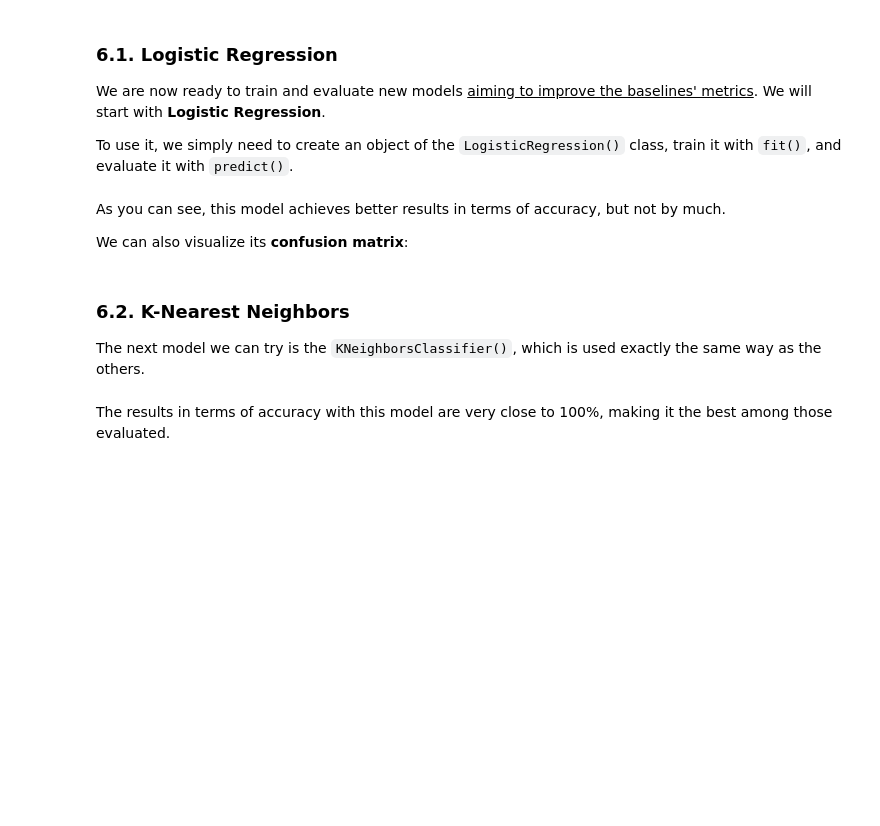
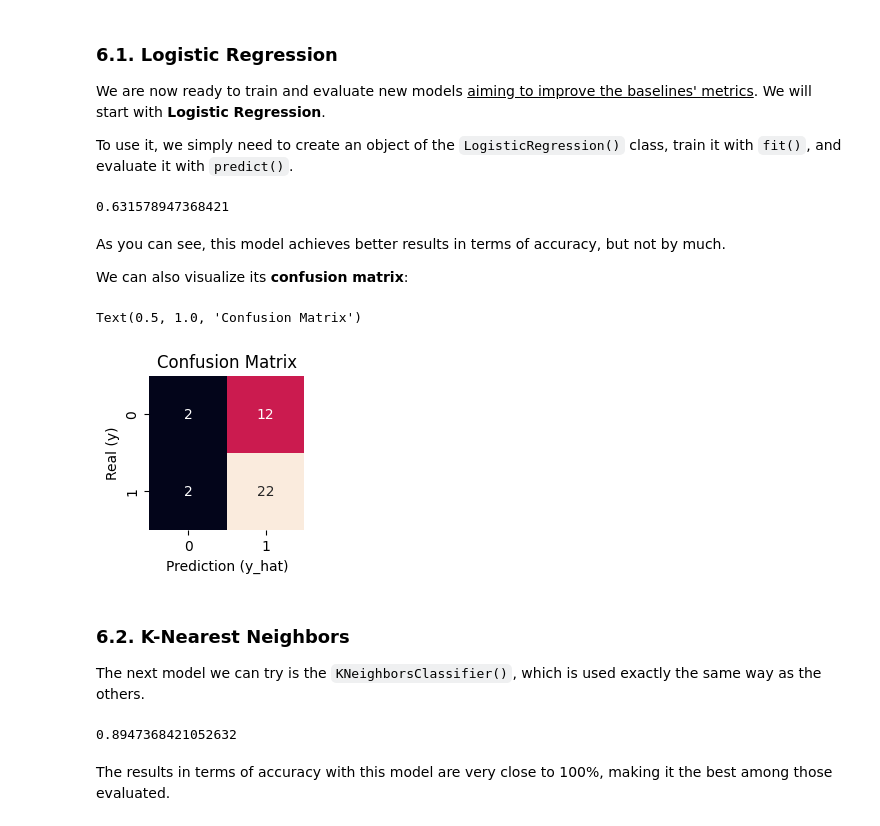
Before and after one commit to NigelXheri/Sistemas-Inteligentes, a Jupyter notebook: prácticas/ENG/Lab3/Lab3.1-Classification.ipynb, the cells around one changed output. Cells and saved outputs as stored; diff of their text form; code cells hidden in the pictures; blank space fills up the shorter version.

```diff
--- a/prácticas/ENG/Lab3/Lab3.1-Classification.ipynb
+++ b/prácticas/ENG/Lab3/Lab3.1-Classification.ipynb
@@ -276,10 +285,12 @@ As you know, the goal of the model is to *learn* the relationship between $X$ an
 </div>
 # %%
 # Your code here
-X = data_aston.columns.drop(['Class'])
+X = data_aston.drop(columns=['Class'])
 Y = data_aston['Class']
 
+X_train, X_test, Y_train, Y_test = train_test_split(X, Y, test_size=0.33, random_state=42)
+
 # Train the models
-baseline_random.fit(X, Y)
-baseline_zeror.fit(X, Y)
+baseline_random.fit(X_train, Y_train)
+baseline_zeror.fit(X_train, Y_train)
 # %% [output]
@@ -292,8 +302,7 @@ Once the model is trained, we can make predictions to evaluate its performance w
     <strong>Note:</strong> This function only takes X (not Y) and returns the predicted Y values.
 </div>
 # %%
-X_test = data_aston_test[['Sector1Time', 'Sector2Time', 'Sector3Time']]
-Y_test = data_aston_test[['Class']]
+
 
 # Make predictions
 pred_random = baseline_random.predict(X_test)
@@ -355,7 +409,11 @@ from sklearn.preprocessing import StandardScaler
 standardizer = StandardScaler()
 
 # Your code here
+X_std = standardizer.fit_transform(X_train)
+X_test_std = standardizer.transform(X_test)
 
 # Verify with:
 print(X_std.mean(axis = 0))
 print(X_std.std(axis = 0))
+print(X_test_std.mean(axis = 0))
+print(X_test_std.std(axis = 0))
@@ -370,9 +433,11 @@ from sklearn.linear_model import LogisticRegression
 
 # Create, train, and evaluate the model
 model_log = LogisticRegression()
-model_log.fit(X_std, Y.squeeze())  # The squeeze removes unnecessary dimensions
+model_log.fit(X_std, Y_train.squeeze())  # The squeeze removes unnecessary dimensions
 pred_log = model_log.predict(X_test_std)
 print(metrics.accuracy_score(Y_test, pred_log))
+# %% [output]
+0.631578947368421
 # %% [markdown]
 As you can see, this model achieves better results in terms of accuracy, but not by much.
 
@@ -380,14 +445,17 @@ We can also visualize its **confusion matrix**:
 # %%
 import seaborn as sns
 import matplotlib.pyplot as plt
 
 conf_mat_log = metrics.confusion_matrix(Y_test, pred_log)
 
 plt.figure(figsize=(2,2)); # Tamaño del plot
 sns.heatmap(conf_mat_log, annot=True, cbar=False)
 plt.ylabel("Real (y)")
-plt.xlabel("Predicción (y_hat)")
-plt.title("Matriz de confusión")
+plt.xlabel("Prediction (y_hat)")
+plt.title("Confusion Matrix")
+# %% [output]
+Text(0.5, 1.0, 'Confusion Matrix')
+[figure, added]
 # %% [markdown]
 ### **6.2. K-Nearest Neighbors**
 
@@ -397,9 +465,11 @@ from sklearn.neighbors import KNeighborsClassifier
 
 # Create, train, and evaluate the model
 model_knn = KNeighborsClassifier(n_neighbors = 3)
-model_knn.fit(X_std, Y.squeeze())
+model_knn.fit(X_std, Y_train.squeeze())
 pred_knn = model_knn.predict(X_test_std)
 print(metrics.accuracy_score(Y_test, pred_knn))
+# %% [output]
+0.8947368421052632
 # %% [markdown]
 The results in terms of accuracy with this model are very close to 100%, making it the best among those evaluated.
 # %% [markdown]
```
Also changed, not shown: parts of 22 cells of this notebook, 1 other file.
